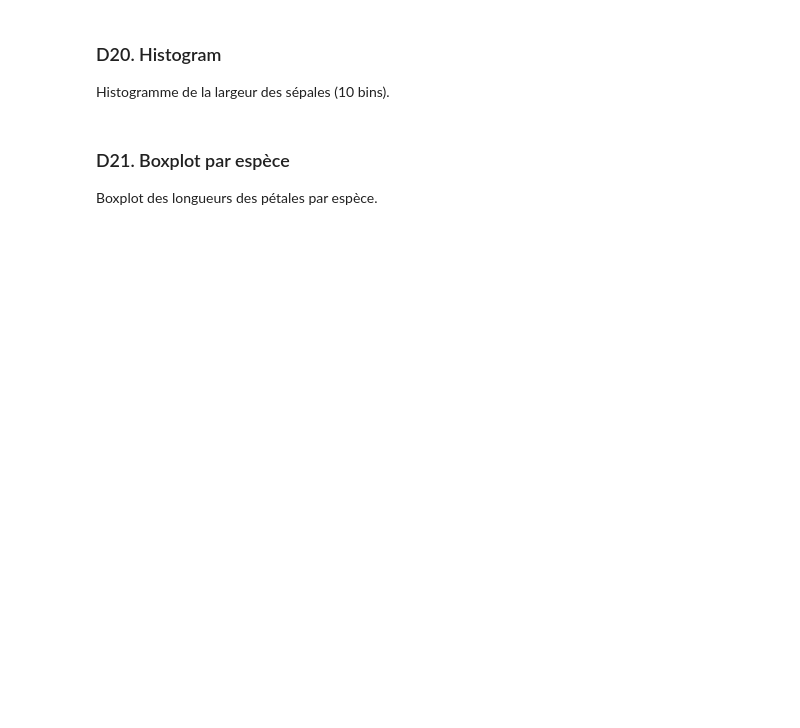
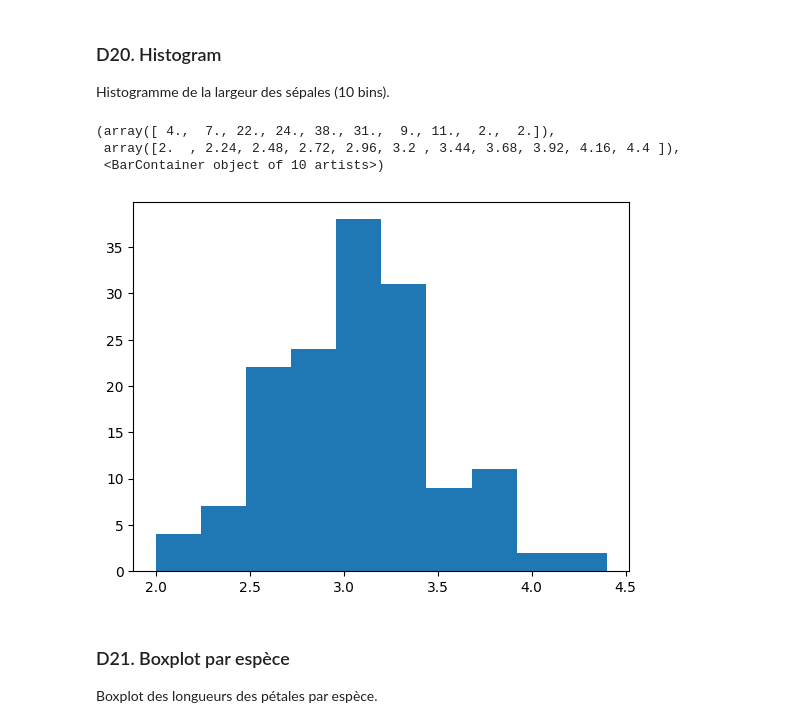
Before and after one commit to Adilchagri/Adilchagri, a Jupyter notebook: notebooks/controle_numpy_matplotlib.ipynb, the cells around one changed output. Saved outputs shown, nothing was run; the diff lists cells and outputs as text; code cells hidden in the pictures; blank space fills up the shorter version.

```diff
--- a/notebooks/controle_numpy_matplotlib.ipynb
+++ b/notebooks/controle_numpy_matplotlib.ipynb
@@ -280,3 +289,10 @@ Histogramme de la largeur des sépales (10 bins).
+# %%
+plt.hist(features[: , 1] , bins=10)
+# %% [output]
+(array([ 4.,  7., 22., 24., 38., 31.,  9., 11.,  2.,  2.]),
+ array([2.  , 2.24, 2.48, 2.72, 2.96, 3.2 , 3.44, 3.68, 3.92, 4.16, 4.4 ]),
+ <BarContainer object of 10 artists>)
+[figure, added]
 # %% [markdown]
 ### D21. Boxplot par espèce
 Boxplot des longueurs des pétales par espèce.
```
Also changed, not shown: parts of 8 cells of this notebook.
